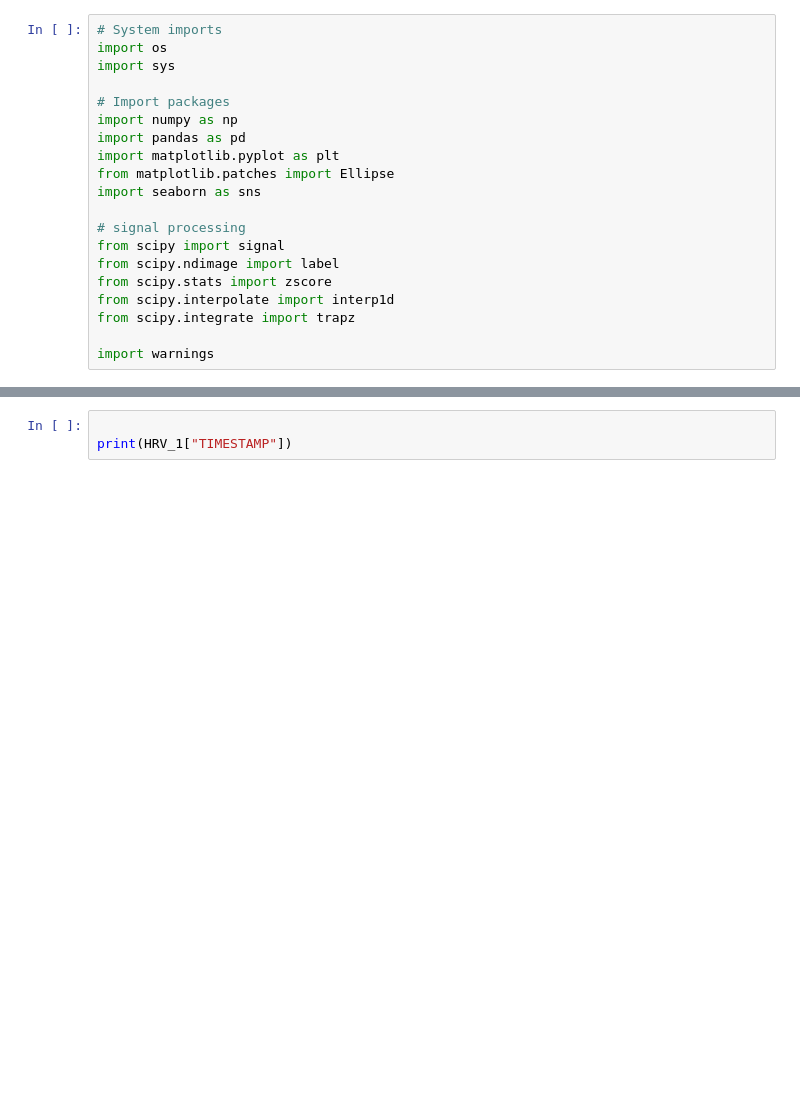
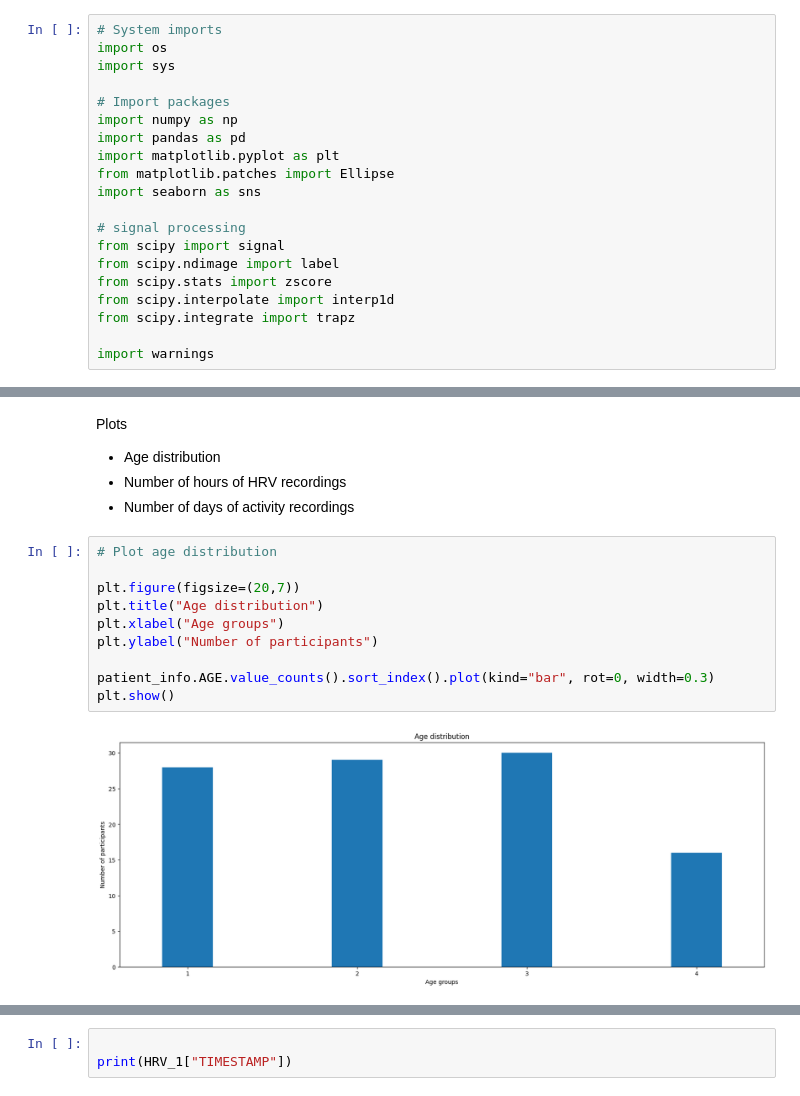
Before and after one commit to GacildaAnne/Thesis-ADHD-HRV, a Jupyter notebook: Thesis_code.ipynb, the cells around one changed output, grey strips where cells are left out. Cells and saved outputs as stored; diff of their text form; blank space fills up the shorter version.

```diff
--- a/Thesis_code.ipynb
+++ b/Thesis_code.ipynb
@@ -33,0 +34,18 @@ patient_info.head()
+# %% [markdown]
+Plots
+
+- Age distribution
+- Number of hours of HRV recordings
+- Number of days of activity recordings
+# %%
+# Plot age distribution
+
+plt.figure(figsize=(20,7))
+plt.title("Age distribution")
+plt.xlabel("Age groups")
+plt.ylabel("Number of participants")
+
+patient_info.AGE.value_counts().sort_index().plot(kind="bar", rot=0, width=0.3)
+plt.show()
+# %% [output]
+[figure, added]
```
Also changed, not shown: parts of 11 cells of this notebook.
